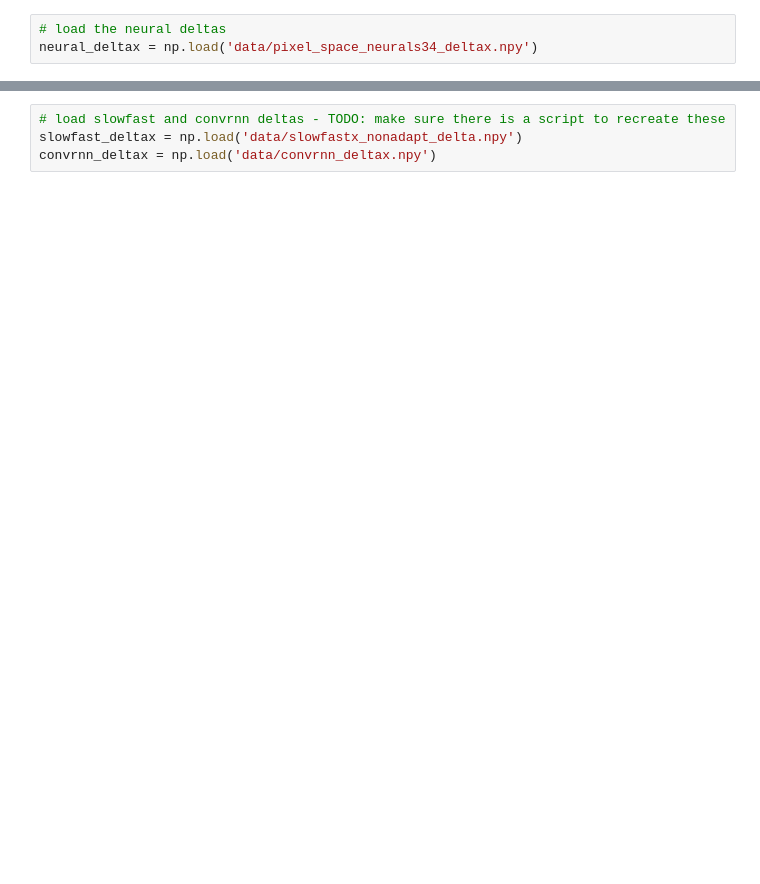
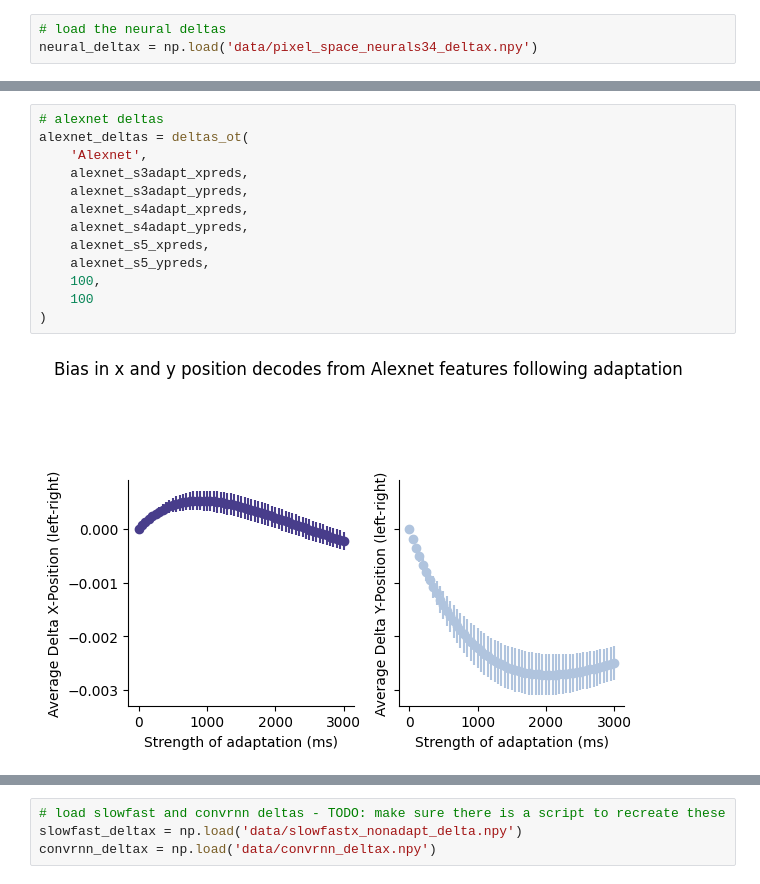
Before and after one commit to vital-kolab/obj-position-bias, a Jupyter notebook: figure5.ipynb, the cells around one changed output, grey strips where cells are left out. Saved outputs shown, nothing was run; the diff lists cells and outputs as text; blank space fills up the shorter version.

```diff
--- a/figure5.ipynb
+++ b/figure5.ipynb
@@ -481,0 +396,15 @@ def deltas_ot(model,s3adapt_xpreds,s3adapt_ypreds,s4adapt_xpreds,s4adapt_ypreds,
+# %%
+# alexnet deltas
+alexnet_deltas = deltas_ot(
+    'Alexnet',
+    alexnet_s3adapt_xpreds,
+    alexnet_s3adapt_ypreds,
+    alexnet_s4adapt_xpreds,
+    alexnet_s4adapt_ypreds,
+    alexnet_s5_xpreds,
+    alexnet_s5_ypreds,
+    100,
+    100
+)
+# %% [output]
+[figure, added]
```
Also changed, not shown: parts of 12 cells of this notebook, 1 other file.
